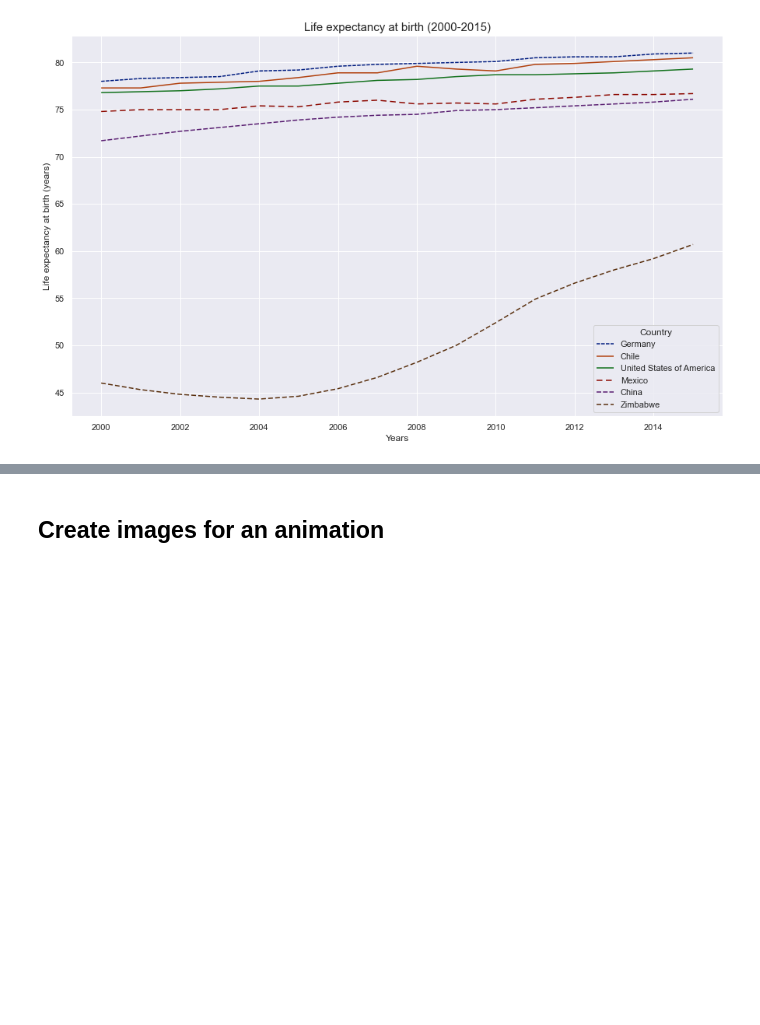
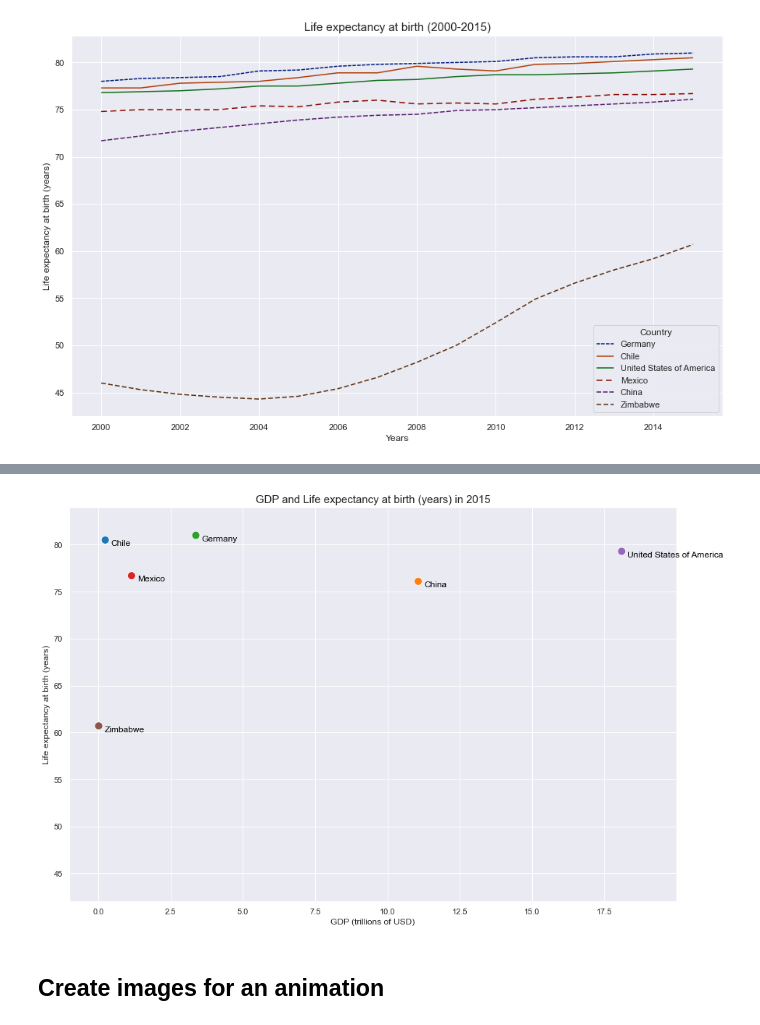
Before and after one commit to lep511/Life-Expectancy-and-GDP, a Jupyter notebook: life_expectancy_gdp.ipynb, the cells around one changed output, grey strips where cells are left out. Drawn from its saved outputs; the diff is of its cells as text; code cells hidden in the pictures; blank space fills up the shorter version.

```diff
--- a/life_expectancy_gdp.ipynb
+++ b/life_expectancy_gdp.ipynb
@@ -106,3 +114,7 @@ plt.show()
+# %%
+labeled_scatter(df, 2015)
+# %% [output]
+[figure, added]
 # %% [markdown]
 ## Create images for an animation
 # %%
```
Also changed, not shown: parts of 11 cells of this notebook.
